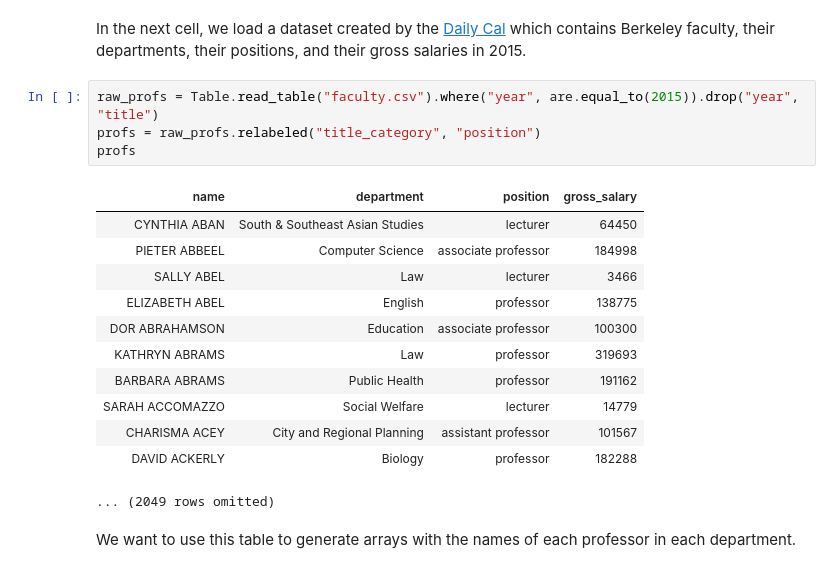
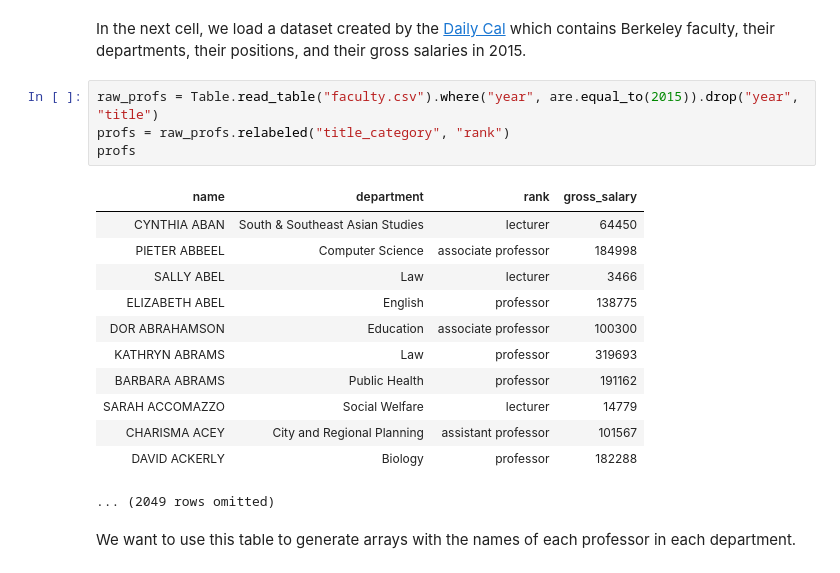
Before and after one commit to ipydatabook/PublicMaterial, a Jupyter notebook: hw/hw04/hw04_3_revised.ipynb, the cells around one changed output. Drawn from its saved outputs; the diff is of its cells as text.

```diff
--- a/hw/hw04/hw04_3_revised.ipynb
+++ b/hw/hw04/hw04_3_revised.ipynb
@@ -197,10 +144,10 @@ YouTubeVideo("4WzXo8eKLAg")
 In the next cell, we load a dataset created by the [Daily Cal](http://projects.dailycal.org/paychecker/) which contains Berkeley faculty, their departments, their positions, and their gross salaries in 2015.
 # %%
 raw_profs = Table.read_table("faculty.csv").where("year", are.equal_to(2015)).drop("year", "title")
-profs = raw_profs.relabeled("title_category", "position")
+profs = raw_profs.relabeled("title_category", "rank")
 profs
 # %% [output]
-| name | department | position | gross_salary |
+| name | department | rank | gross_salary |
 | CYNTHIA ABAN | South & Southeast Asian Studies | lecturer | 64450 |
 | PIETER ABBEEL | Computer Science | associate professor | 184998 |
 | SALLY ABEL | Law | lecturer | 3466 |
```
Also changed, not shown: parts of 32 cells of this notebook.
